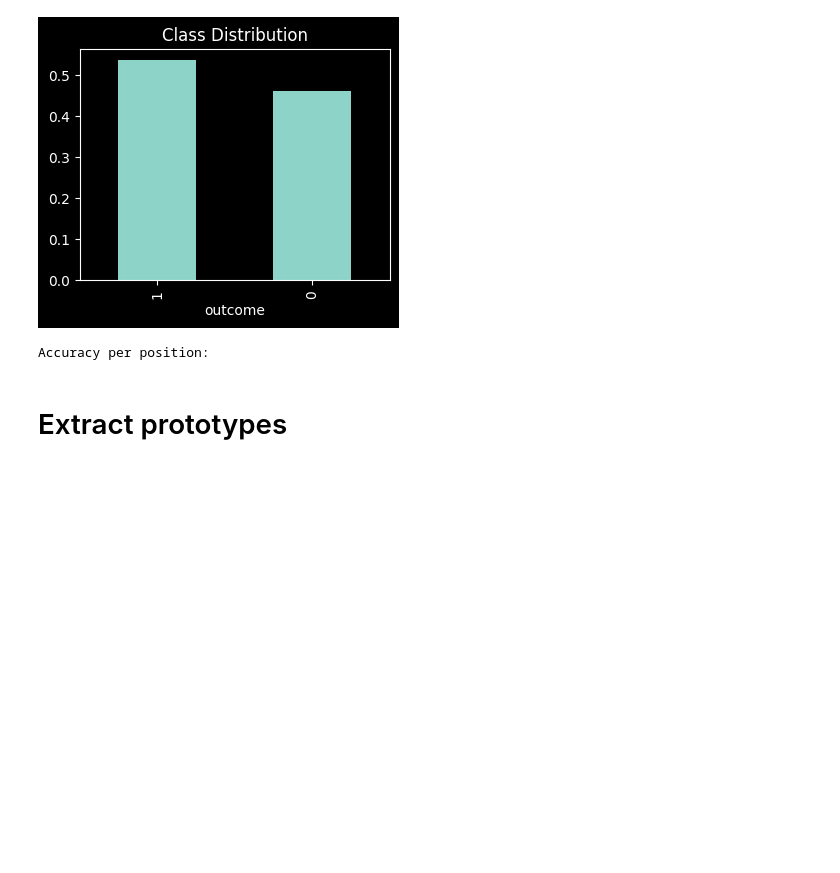
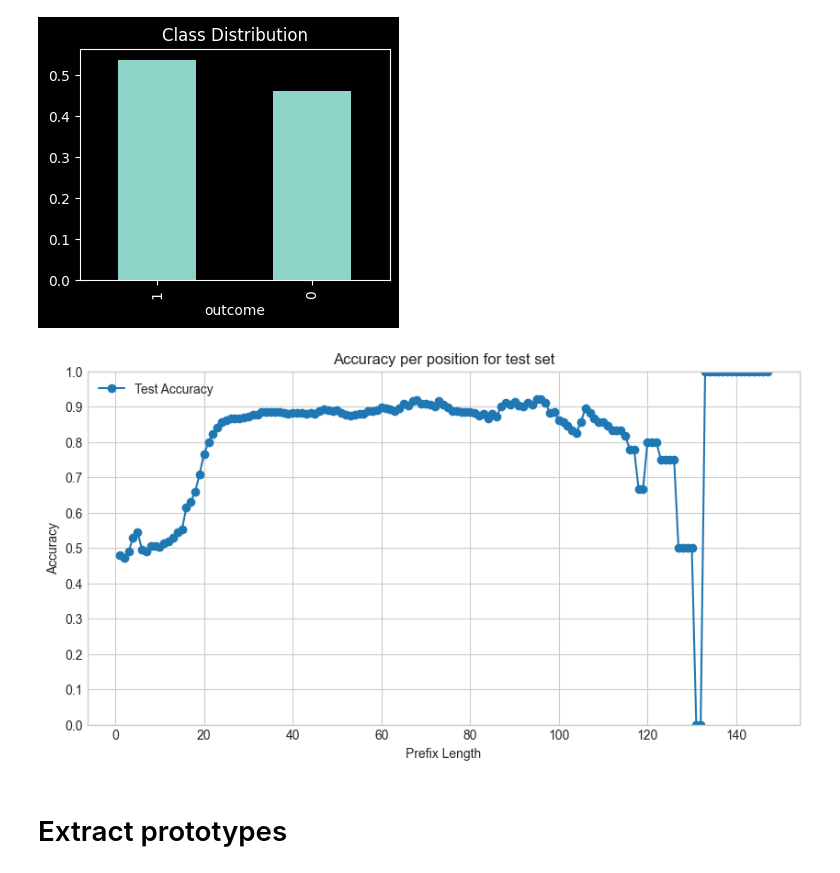
Before and after one commit to kSahatova/xAI-PPM, a Jupyter notebook: seqshap_bpi17.ipynb, the cells around one changed output. Drawn from its saved outputs; the diff is of its cells as text; code cells hidden in the pictures; blank space fills up the shorter version.

```diff
--- a/seqshap_bpi17.ipynb
+++ b/seqshap_bpi17.ipynb
@@ -75,9 +70,27 @@ plt.title('Class Distribution')
 Text(0.5, 1.0, 'Class Distribution')
 [figure]
 # %%
-calculate_accuracy_per_position(model, test_loader, device=config["device"])
+from ppm.utils import calculate_accuracy
+
+
+# result = calculate_accuracy_per_position(model, test_loader, device=config["device"])
+calculate_accuracy(model, test_loader, device=config['device'])
-# %% [output]
-Accuracy per position:
+# %%
+from matplotlib import ticker
+plt.style.use("seaborn-v0_8-whitegrid")
+
+plt.figure(figsize=(10, 5))
+plt.gca().yaxis.set_major_locator(ticker.MultipleLocator(0.1))
+plt.plot(result['positions'], result['accuracies'], color='tab:blue', label='Test Accuracy', marker="o", linestyle="-",)
+plt.ylim(0.0, 1.0)
+plt.xlabel('Prefix Length')
+plt.ylabel('Accuracy')
+plt.title('Accuracy per position for test set')
+plt.legend()
+plt.grid(True)
+plt.show()
+# %% [output]
+[figure, added]
 # %% [markdown]
 # Extract prototypes
 # %% [markdown]
```
Also changed, not shown: parts of 27 cells of this notebook, 26 other files.
